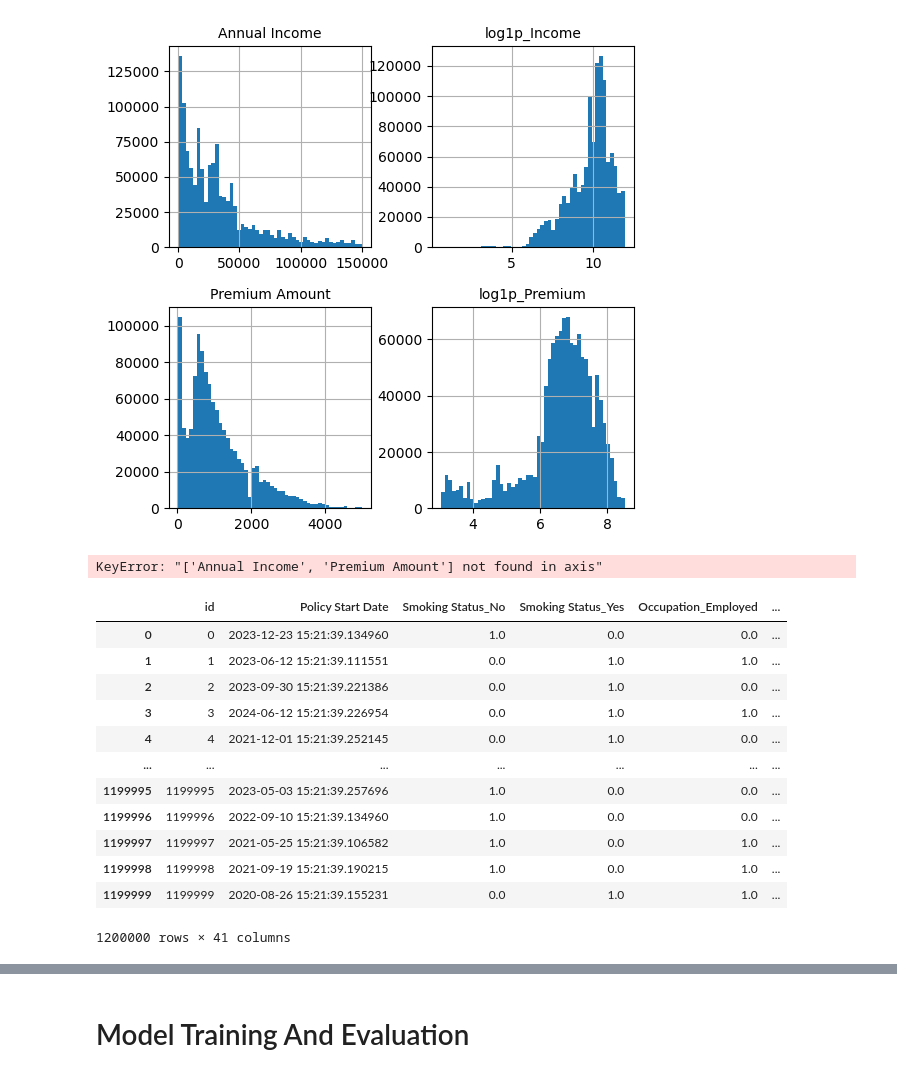
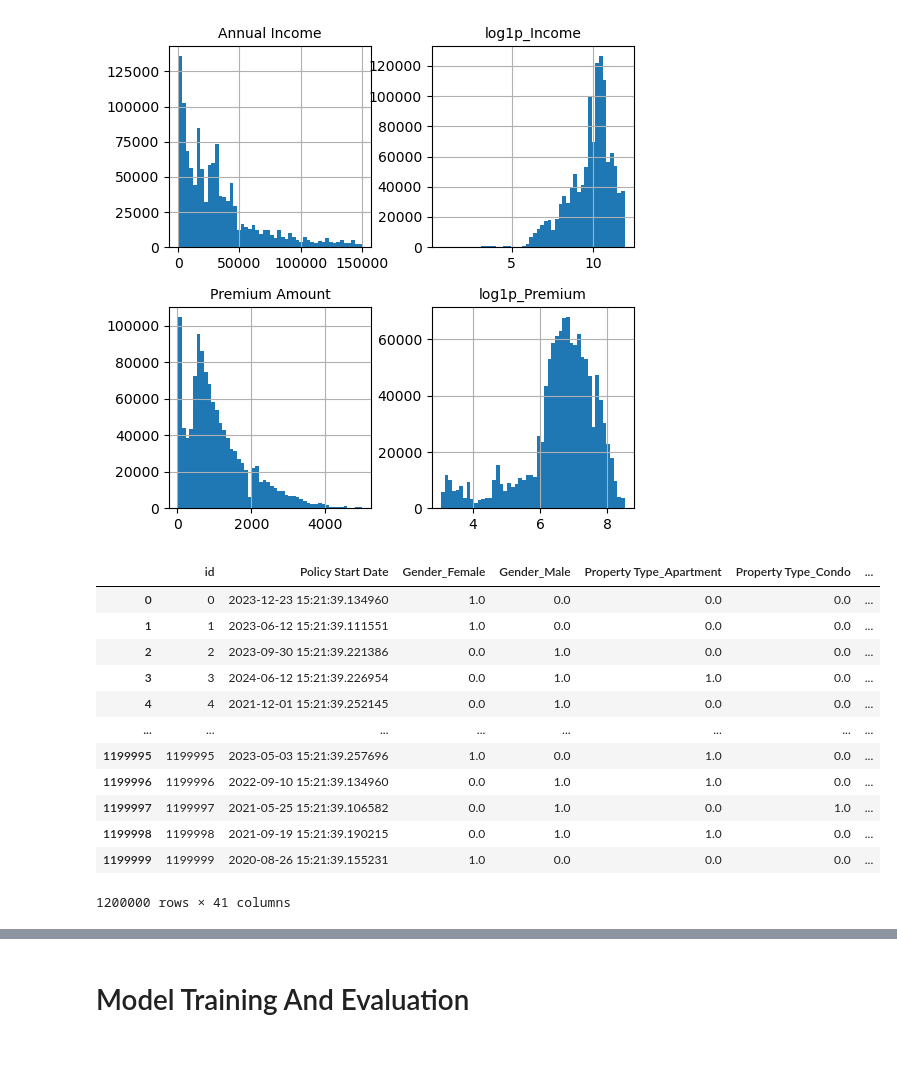
Before and after one commit to Arsham2002/insurance-premium-prediction, a Jupyter notebook: t2.ipynb, the cells around one changed output, grey strips where cells are left out. Cells and saved outputs as stored; diff of their text form; code cells hidden in the pictures.

```diff
--- a/t2.ipynb
+++ b/t2.ipynb
@@ -200,33 +225,31 @@ plt.show()
 train = train.drop(columns=['Annual Income', 'Premium Amount'], axis=1)
 test  = test.drop(columns=['Annual Income'], axis=1)
 
-t_float_features = list(set(float_features) - set('Annual Income'))
-float_features = list(set(float_features) - set(['Annual Income', 'Premium Amount']))
+numerical_columns = numerical_columns.drop('Premium Amount').drop('Annual Income')
+t_numerical_columns = t_numerical_columns.drop('Annual Income')
-# %% [output]
-KeyError: "['Annual Income', 'Premium Amount'] not found in axis"
 # %%
 from sklearn.preprocessing import StandardScaler
 
 stds = StandardScaler()
-standarded    = stds.fit_transform(train[float_features])
-standarded_df = pd.DataFrame(standarded, columns=float_features)
+standarded    = stds.fit_transform(train[numerical_columns])
+standarded_df = pd.DataFrame(standarded, columns=numerical_columns)
 
-train.drop(columns=float_features, inplace=True)
+train.drop(columns=numerical_columns, inplace=True)
 train = pd.concat([train, standarded_df], axis=1)
 train
 # %% [output]
-|  | id | Policy Start Date | Smoking Status_No | Smoking Status_Yes | Occupation_Employed | ... |
-| 0 | 0 | 2023-12-23 15:21:39.134960 | 1.0 | 0.0 | 0.0 | ... |
-| 1 | 1 | 2023-06-12 15:21:39.111551 | 0.0 | 1.0 | 1.0 | ... |
-| 2 | 2 | 2023-09-30 15:21:39.221386 | 0.0 | 1.0 | 0.0 | ... |
-| 3 | 3 | 2024-06-12 15:21:39.226954 | 0.0 | 1.0 | 1.0 | ... |
-| 4 | 4 | 2021-12-01 15:21:39.252145 | 0.0 | 1.0 | 0.0 | ... |
-| ... | ... | ... | ... | ... | ... | ... |
-| 1199995 | 1199995 | 2023-05-03 15:21:39.257696 | 1.0 | 0.0 | 0.0 | ... |
-| 1199996 | 1199996 | 2022-09-10 15:21:39.134960 | 1.0 | 0.0 | 0.0 | ... |
-| 1199997 | 1199997 | 2021-05-25 15:21:39.106582 | 1.0 | 0.0 | 1.0 | ... |
-| 1199998 | 1199998 | 2021-09-19 15:21:39.190215 | 1.0 | 0.0 | 1.0 | ... |
-| 1199999 | 1199999 | 2020-08-26 15:21:39.155231 | 0.0 | 1.0 | 1.0 | ... |
+|  | id | Policy Start Date | Gender_Female | Gender_Male | Property Type_Apartment | Property Type_Condo | ... |
+| 0 | 0 | 2023-12-23 15:21:39.134960 | 1.0 | 0.0 | 0.0 | 0.0 | ... |
+| 1 | 1 | 2023-06-12 15:21:39.111551 | 1.0 | 0.0 | 0.0 | 0.0 | ... |
+| 2 | 2 | 2023-09-30 15:21:39.221386 | 0.0 | 1.0 | 0.0 | 0.0 | ... |
+| 3 | 3 | 2024-06-12 15:21:39.226954 | 0.0 | 1.0 | 1.0 | 0.0 | ... |
+| 4 | 4 | 2021-12-01 15:21:39.252145 | 0.0 | 1.0 | 0.0 | 0.0 | ... |
+| ... | ... | ... | ... | ... | ... | ... | ... |
+| 1199995 | 1199995 | 2023-05-03 15:21:39.257696 | 1.0 | 0.0 | 1.0 | 0.0 | ... |
+| 1199996 | 1199996 | 2022-09-10 15:21:39.134960 | 0.0 | 1.0 | 1.0 | 0.0 | ... |
+| 1199997 | 1199997 | 2021-05-25 15:21:39.106582 | 0.0 | 1.0 | 0.0 | 1.0 | ... |
+| 1199998 | 1199998 | 2021-09-19 15:21:39.190215 | 0.0 | 1.0 | 1.0 | 0.0 | ... |
+| 1199999 | 1199999 | 2020-08-26 15:21:39.155231 | 1.0 | 0.0 | 0.0 | 0.0 | ... |
 1200000 rows × 41 columns
 # %%
 from sklearn.preprocessing import StandardScaler
```
Also changed, not shown: parts of 7 cells of this notebook, 1 other file.
